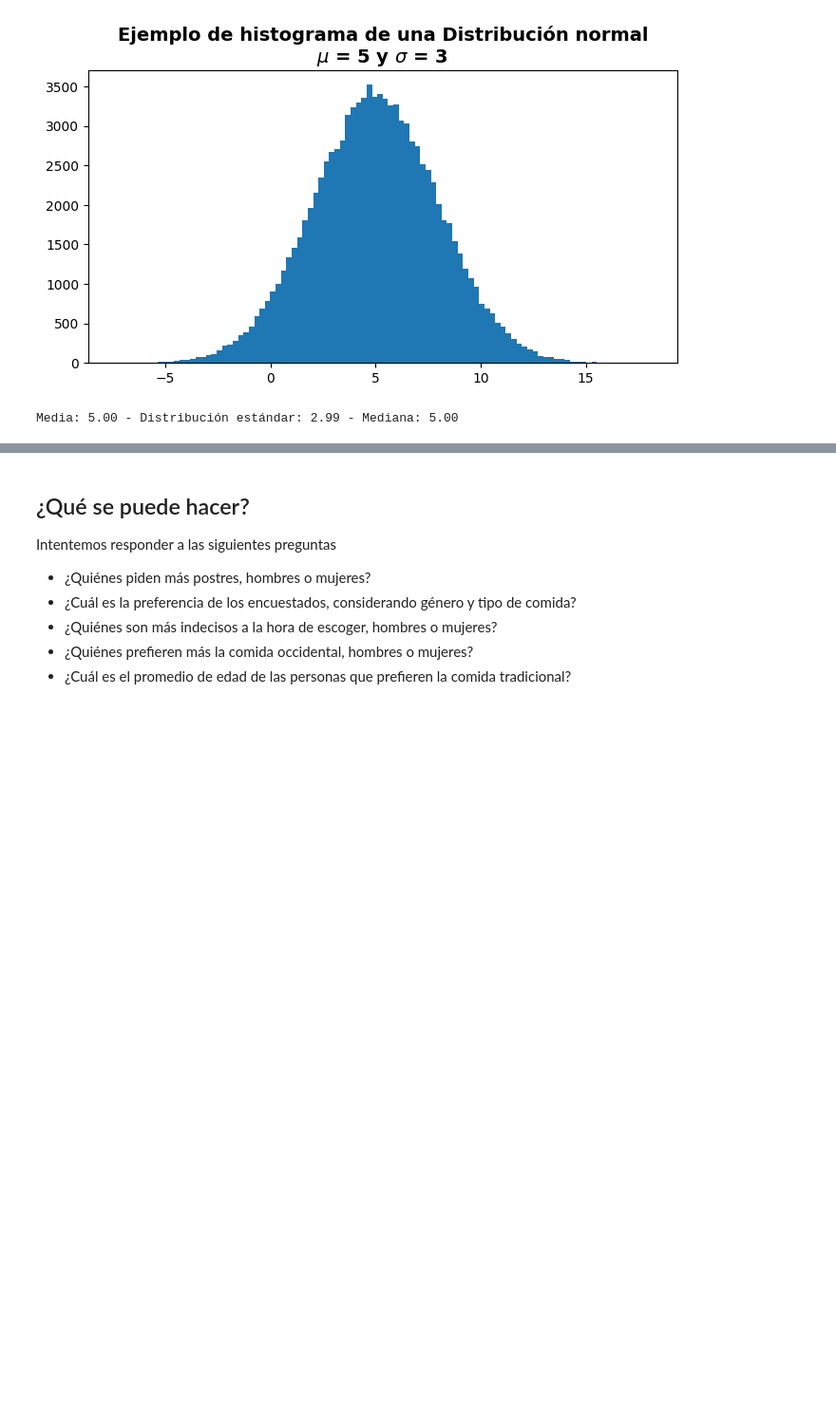
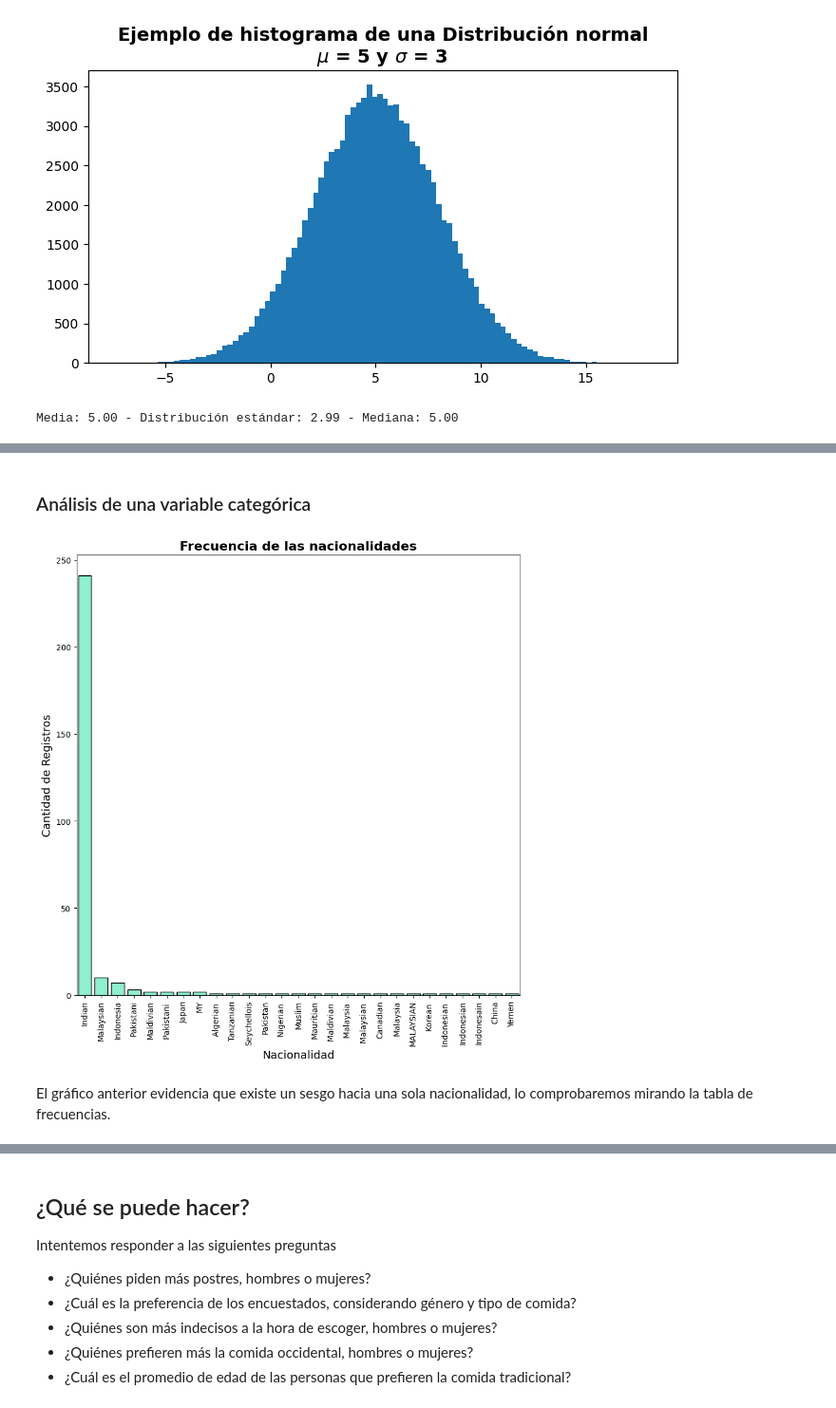
Before and after one commit to HikkizZ/InteligenciaArtificial_Uni, a Jupyter notebook: Class2.ipynb, the cells around one changed output, grey strips where cells are left out. Shown: that part at 95% size. Cells and saved outputs as stored; diff of their text form; code cells hidden in the pictures; blank space fills up the shorter version.

```diff
--- a/Class2.ipynb
+++ b/Class2.ipynb
@@ -338,0 +448,24 @@ Media: 5.00 - Distribución estándar: 2.99 - Mediana: 5.00
+# %% [markdown]
+### Análisis de una variable categórica
+# %%
+# Obtener las frecuencias de las nacionalidades
+valores = data_frame.groupby('Nationality')['Nationality'].count().sort_values(ascending = False) # Se obtienen las frecuencias de las nacionalidades
+tittle = u"Frecuencia de las nacionalidades" # Se define el título del gráfico
+# Se define el tamaño de la figura
+plt.figure(figsize=(10, 10)) # Se define el tamaño de la figura.
+
+# Utilizar gráfico de barras de seaborn
+sns.barplot(x=valores.index, y=valores, color="aquamarine",edgecolor="black") # Se grafica el gráfico de barras
+
+# Asignamos etiquetas a los ejes y un título al gráfico
+plt.xlabel("Nacionalidad", fontsize=14) # Se define el título del eje x
+plt.xticks(rotation=90) # Se rota el nombre de las nacionalidades
+plt.ylabel("Cantidad de Registros", fontsize=14) # Se define el título del eje y
+plt.title(tittle, fontsize=16, fontweight="bold") # Se define el título del gráfico
+
+# Mostramos el gráfico
+plt.show()
+# %% [output]
+[figure, added]
+# %% [markdown]
+El gráfico anterior evidencia que existe un sesgo hacia una sola nacionalidad, lo comprobaremos mirando la tabla de frecuencias.
```
Also changed, not shown: parts of 28 cells of this notebook.
